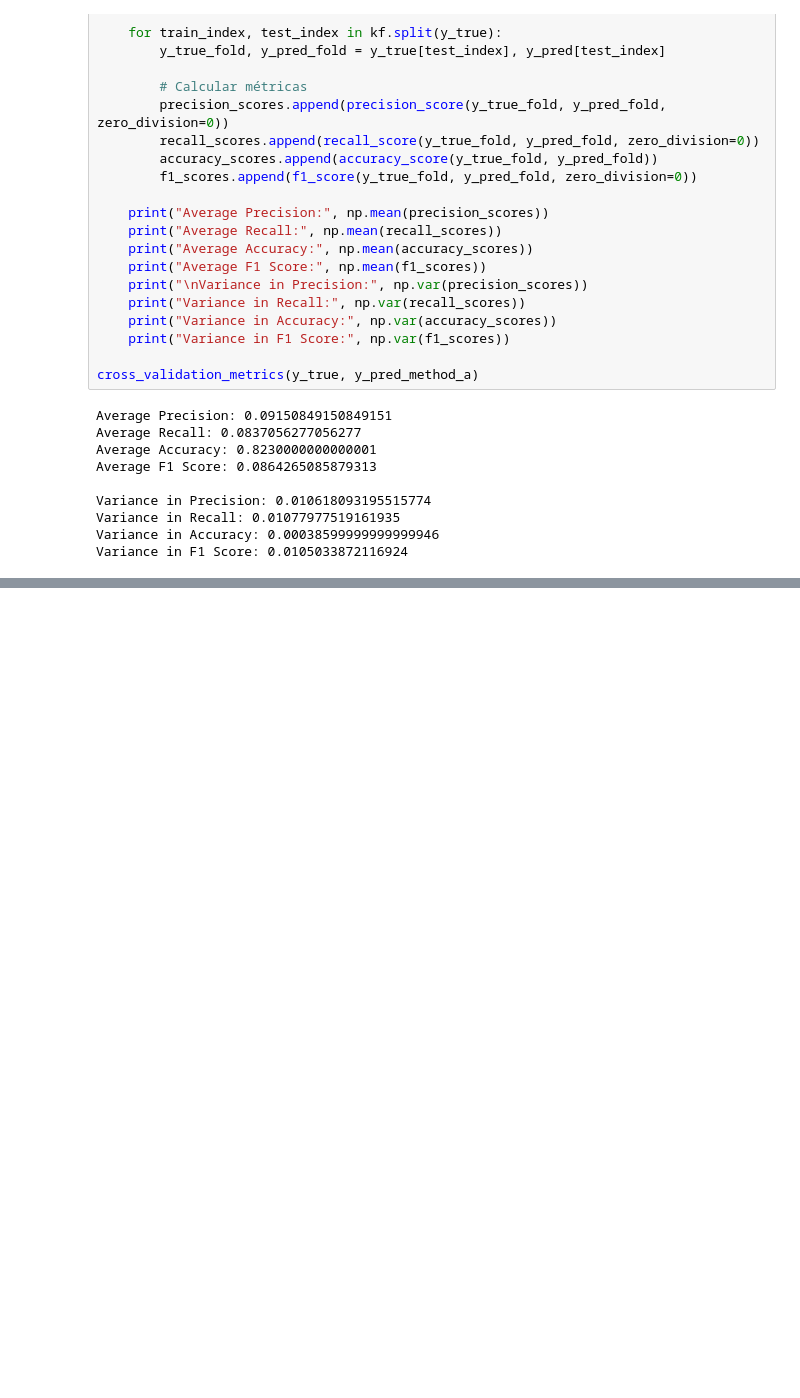
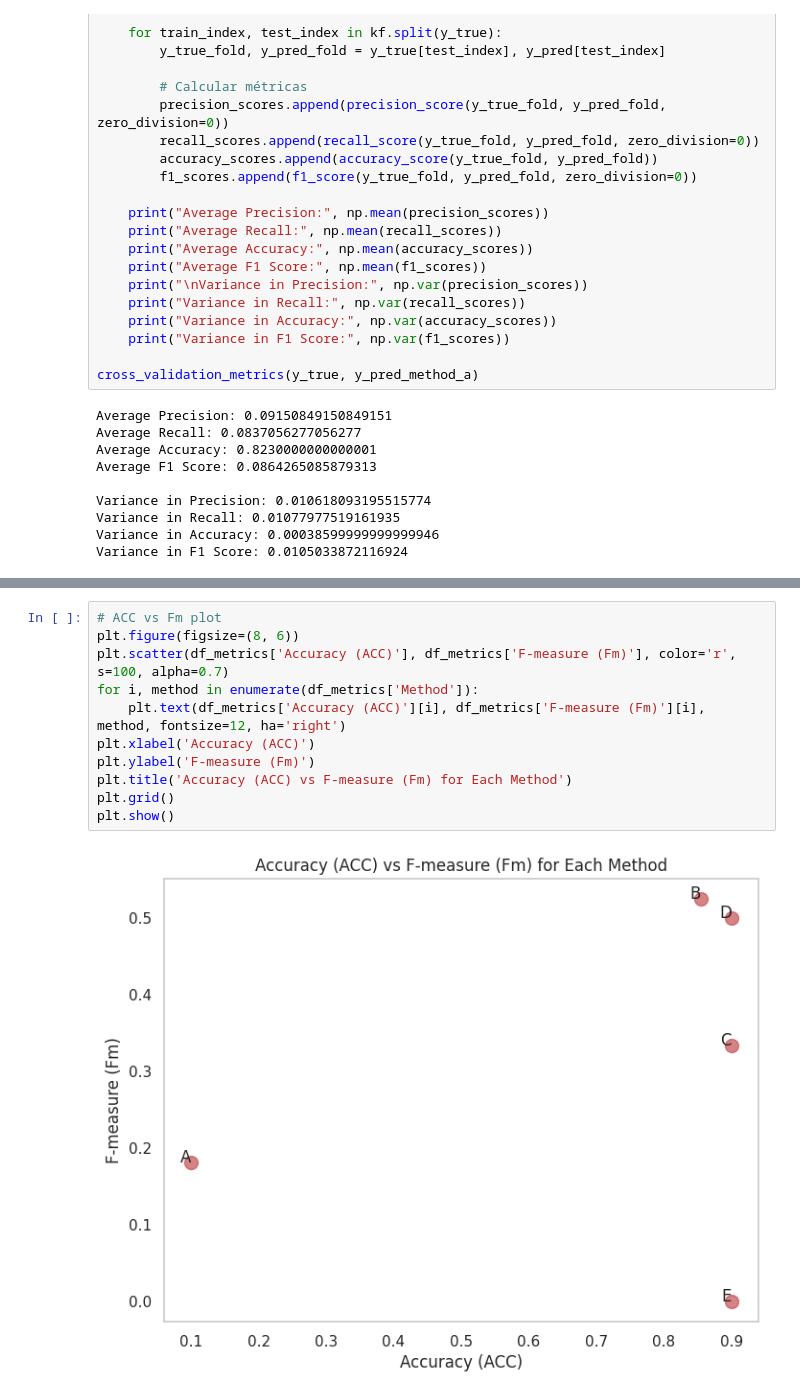
Before and after one commit to martacuevasr/Lab2_Computational_learning, a Jupyter notebook: taskA/Classification.ipynb, the cells around one changed output, grey strips where cells are left out. Drawn from its saved outputs; the diff is of its cells as text; blank space fills up the shorter version.

```diff
--- a/taskA/Classification.ipynb
+++ b/taskA/Classification.ipynb
@@ -355,0 +319,13 @@ Variance in F1 Score: 0.0105033872116924
+# %%
+# ACC vs Fm plot
+plt.figure(figsize=(8, 6))
+plt.scatter(df_metrics['Accuracy (ACC)'], df_metrics['F-measure (Fm)'], color='r', s=100, alpha=0.7)
+for i, method in enumerate(df_metrics['Method']):
+    plt.text(df_metrics['Accuracy (ACC)'][i], df_metrics['F-measure (Fm)'][i], method, fontsize=12, ha='right')
+plt.xlabel('Accuracy (ACC)')
+plt.ylabel('F-measure (Fm)')
+plt.title('Accuracy (ACC) vs F-measure (Fm) for Each Method')
+plt.grid()
+plt.show()
+# %% [output]
+[figure, added]
```
Also changed, not shown: parts of 4 cells of this notebook, 17 other files.
